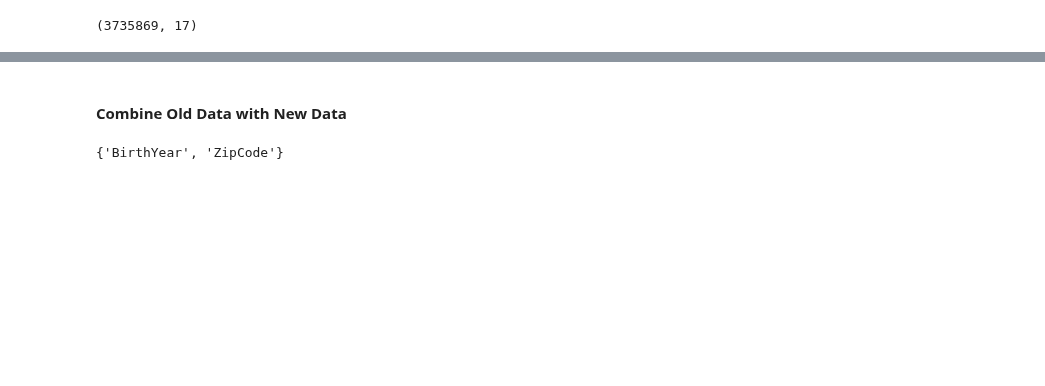
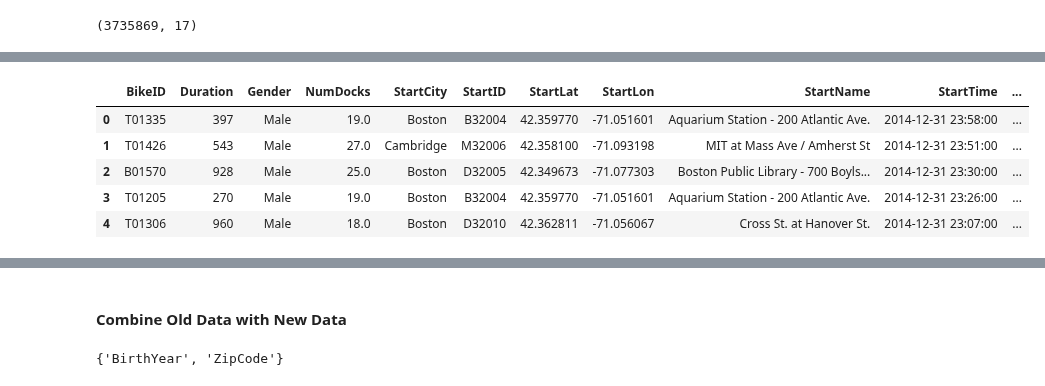
Before and after one commit to cneiderer/Class_Projects, a Jupyter notebook: Project5/StationMapping.ipynb, the cells around one changed output, grey strips where cells are left out. Drawn from its saved outputs; the diff is of its cells as text; code cells hidden in the pictures; blank space fills up the shorter version.

```diff
--- a/Project5/StationMapping.ipynb
+++ b/Project5/StationMapping.ipynb
@@ -473,3 +469,13 @@ tmp2_df.head()
+# %%
+tmp_df2 = tmp2_df[sorted(tmp2_df.columns)]
+tmp_df2.head()
+# %% [output]
+|  | BikeID | Duration | Gender | NumDocks | StartCity | StartID | StartLat | StartLon | StartName | StartTime | ... |
+| 0 | T01335 | 397 | Male | 19.0 | Boston | B32004 | 42.359770 | -71.051601 | Aquarium Station - 200 Atlantic Ave. | 2014-12-31 23:58:00 | ... |
+| 1 | T01426 | 543 | Male | 27.0 | Cambridge | M32006 | 42.358100 | -71.093198 | MIT at Mass Ave / Amherst St | 2014-12-31 23:51:00 | ... |
+| 2 | B01570 | 928 | Male | 25.0 | Boston | D32005 | 42.349673 | -71.077303 | Boston Public Library - 700 Boyls... | 2014-12-31 23:30:00 | ... |
+| 3 | T01205 | 270 | Male | 19.0 | Boston | B32004 | 42.359770 | -71.051601 | Aquarium Station - 200 Atlantic Ave. | 2014-12-31 23:26:00 | ... |
+| 4 | T01306 | 960 | Male | 18.0 | Boston | D32010 | 42.362811 | -71.056067 | Cross St. at Hanover St. | 2014-12-31 23:07:00 | ... |
 # %%
 tmp2_df.shape
 # %% [output]
```
Also changed, not shown: parts of 16 cells of this notebook.
